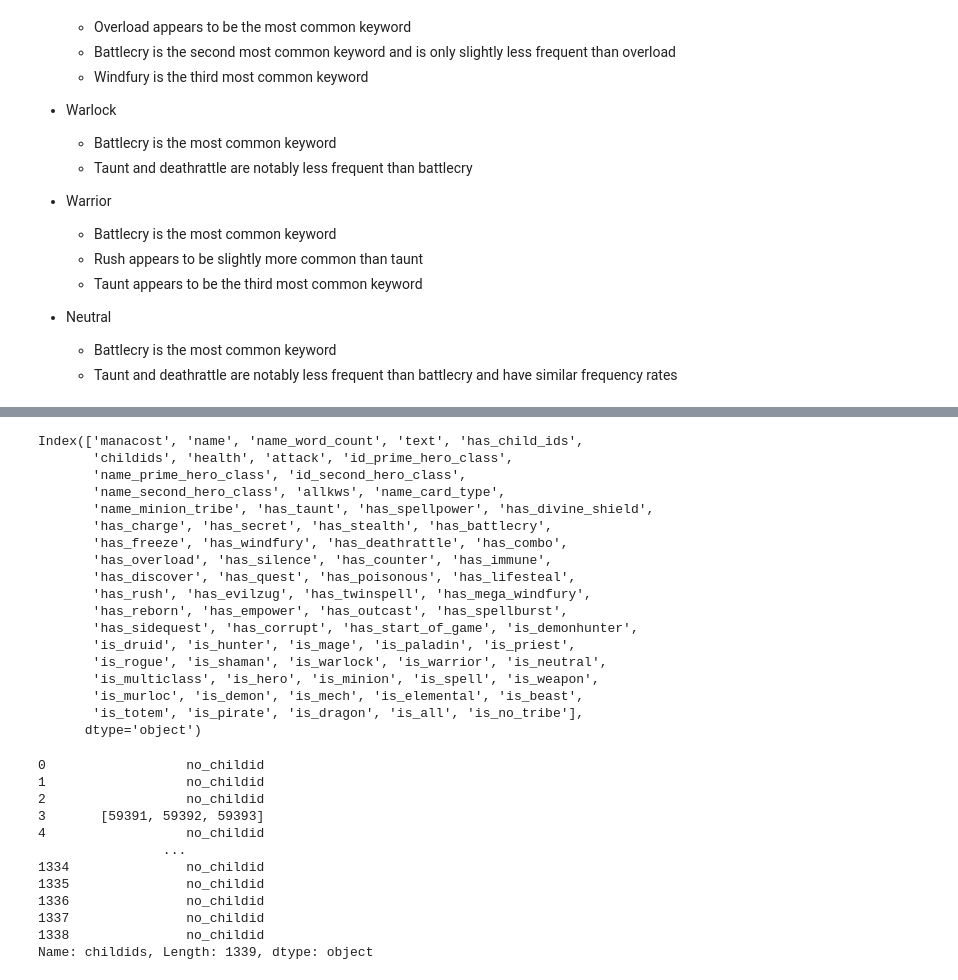
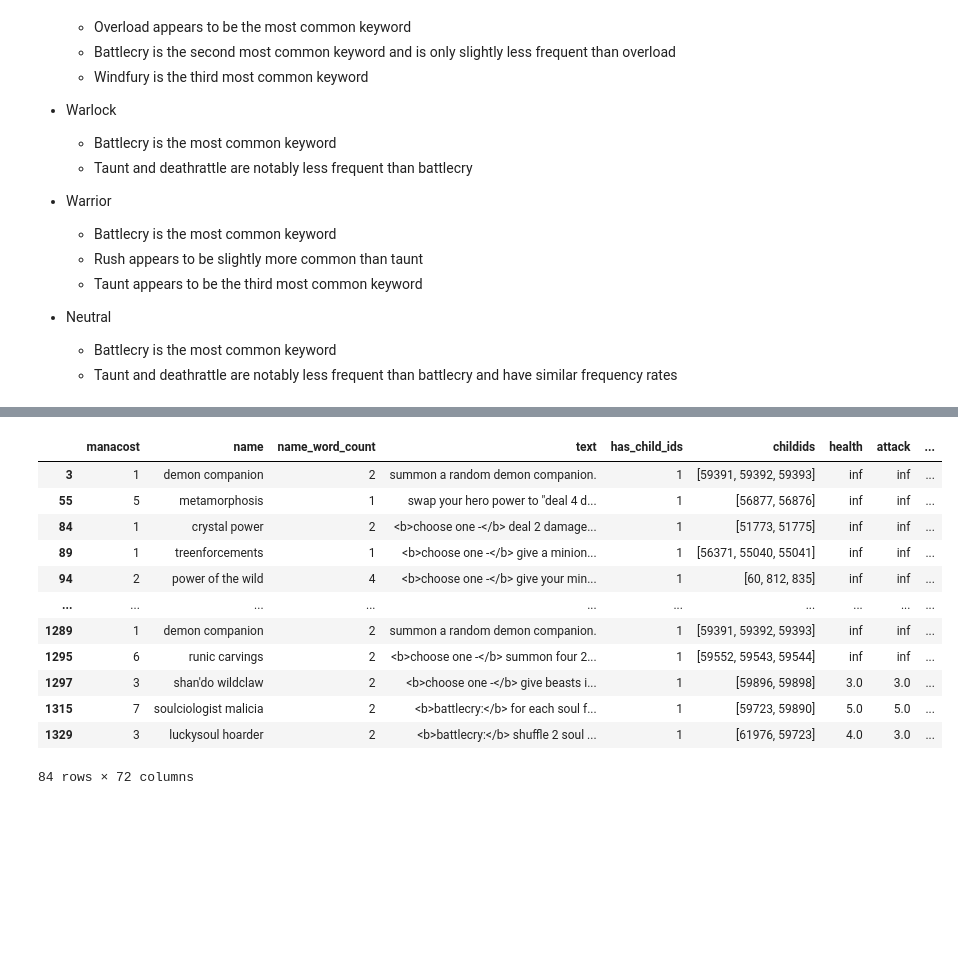
Before and after one commit to SamuelD-Data/hearthstone_project, a Jupyter notebook: hearthstone_project_notebook.ipynb, the cells around one changed output, grey strips where cells are left out. Cells and saved outputs as stored; diff of their text form; code cells hidden in the pictures; blank space fills up the shorter version.

Commit message:
added column that reflects how many child ids a card has

```diff
--- a/hearthstone_project_notebook.ipynb
+++ b/hearthstone_project_notebook.ipynb
@@ -452,8 +454,11 @@ df['name_word_count'] = df.name.apply(lambda x: len(str(x).split(' ')))
+# %%
+# counting number of chilids and adding as variable
+df['childid_count'] = np.where((df.childids != 'no_childid'), df['childids'].str.split().str.len(), 0)
 # %% [markdown]
 ### Adjusting column order
 # %%
 # adjusting order of columns
-df = df[['manacost', 'name', 'name_word_count', 'text', 'has_child_ids', 'childids', 'health', 'attack',
+df = df[['manacost', 'name', 'name_word_count', 'text', 'has_child_ids', 'childids', 'childid_count', 'health', 'attack',
        'id_prime_hero_class', 'name_prime_hero_class',
        'id_second_hero_class', 'name_second_hero_class', 'allkws', 'name_card_type',
        'name_minion_tribe', 'has_taunt', 'has_spellpower', 'has_divine_shield',
@@ -1420,36 +1410,16 @@ Name: name, Length: 84, dtype: object
-# %%
-df.columns
-# %% [output]
-Index(['manacost', 'name', 'name_word_count', 'text', 'has_child_ids',
-       'childids', 'health', 'attack', 'id_prime_hero_class',
-       'name_prime_hero_class', 'id_second_hero_class',
-       'name_second_hero_class', 'allkws', 'name_card_type',
-       'name_minion_tribe', 'has_taunt', 'has_spellpower', 'has_divine_shield',
-       'has_charge', 'has_secret', 'has_stealth', 'has_battlecry',
-       'has_freeze', 'has_windfury', 'has_deathrattle', 'has_combo',
-       'has_overload', 'has_silence', 'has_counter', 'has_immune',
-       'has_discover', 'has_quest', 'has_poisonous', 'has_lifesteal',
-       'has_rush', 'has_evilzug', 'has_twinspell', 'has_mega_windfury',
-       'has_reborn', 'has_empower', 'has_outcast', 'has_spellburst',
-       'has_sidequest', 'has_corrupt', 'has_start_of_game', 'is_demonhunter',
-       'is_druid', 'is_hunter', 'is_mage', 'is_paladin', 'is_priest',
-       'is_rogue', 'is_shaman', 'is_warlock', 'is_warrior', 'is_neutral',
-       'is_multiclass', 'is_hero', 'is_minion', 'is_spell', 'is_weapon',
-       'is_murloc', 'is_demon', 'is_mech', 'is_elemental', 'is_beast',
-       'is_totem', 'is_pirate', 'is_dragon', 'is_all', 'is_no_tribe'],
-      dtype='object')
-# %%
-df.childids
-# %% [output]
-0                  no_childid
-1                  no_childid
-2                  no_childid
-3       [59391, 59392, 59393]
-4                  no_childid
-                ...
-1334               no_childid
-1335               no_childid
-1336               no_childid
-1337               no_childid
-1338               no_childid
-Name: childids, Length: 1339, dtype: object
+# %%
+df[df.childid_count>0]
+# %% [output]
+|  | manacost | name | name_word_count | text | has_child_ids | childids | health | attack | ... |
+| 3 | 1 | demon companion | 2 | summon a random demon companion. | 1 | [59391, 59392, 59393] | inf | inf | ... |
+| 55 | 5 | metamorphosis | 1 | swap your hero power to "deal 4 d... | 1 | [56877, 56876] | inf | inf | ... |
+| 84 | 1 | crystal power | 2 | <b>choose one -</b> deal 2 damage... | 1 | [51773, 51775] | inf | inf | ... |
+| 89 | 1 | treenforcements | 1 | <b>choose one -</b> give a minion... | 1 | [56371, 55040, 55041] | inf | inf | ... |
+| 94 | 2 | power of the wild | 4 | <b>choose one -</b> give your min... | 1 | [60, 812, 835] | inf | inf | ... |
+| ... | ... | ... | ... | ... | ... | ... | ... | ... | ... |
+| 1289 | 1 | demon companion | 2 | summon a random demon companion. | 1 | [59391, 59392, 59393] | inf | inf | ... |
+| 1295 | 6 | runic carvings | 2 | <b>choose one -</b> summon four 2... | 1 | [59552, 59543, 59544] | inf | inf | ... |
+| 1297 | 3 | shan'do wildclaw | 2 | <b>choose one -</b> give beasts i... | 1 | [59896, 59898] | 3.0 | 3.0 | ... |
+| 1315 | 7 | soulciologist malicia | 2 | <b>battlecry:</b> for each soul f... | 1 | [59723, 59890] | 5.0 | 5.0 | ... |
+| 1329 | 3 | luckysoul hoarder | 2 | <b>battlecry:</b> shuffle 2 soul ... | 1 | [61976, 59723] | 4.0 | 3.0 | ... |
+84 rows × 72 columns
```
Also changed, not shown: parts of 2 cells of this notebook, 1 other file.
